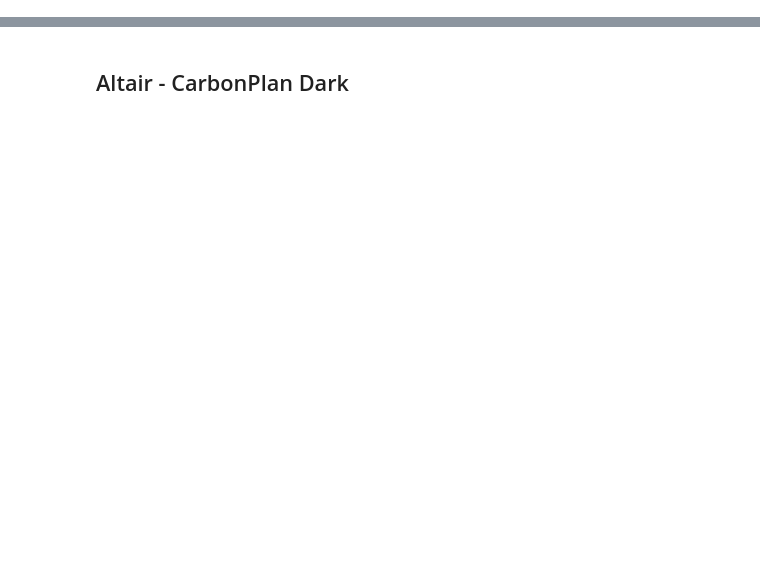
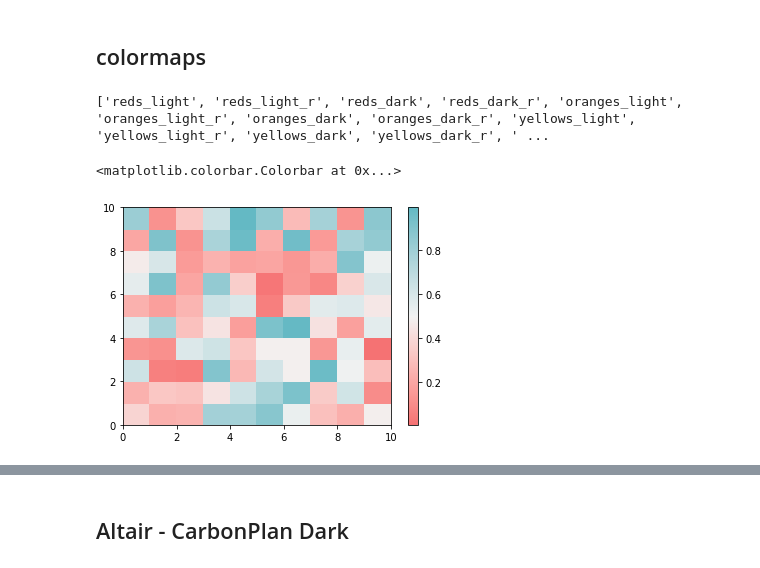
Before and after one commit to carbonplan/styles, a Jupyter notebook: demo/theme_demo.ipynb, the cells around one changed output, grey strips where cells are left out. Drawn from its saved outputs; the diff is of its cells as text; code cells hidden in the pictures; blank space fills up the shorter version.

Commit message:
update light/dark theme figure background and demo notebook

```diff
--- a/demo/theme_demo.ipynb
+++ b/demo/theme_demo.ipynb
@@ -7,0 +31,16 @@ from carbonplan_styles.mpl import set_theme
+# %% [markdown]
+## colormaps
+# %%
+from carbonplan_styles.mpl.colormaps import colormaps
+
+# print all CarbonPlan colormaps
+print(list(colormaps()))
+# %% [output]
+['reds_light', 'reds_light_r', 'reds_dark', 'reds_dark_r', 'oranges_light', 'oranges_light_r', 'oranges_dark', 'oranges_dark_r', 'yellows_light', 'yellows_light_r', 'yellows_dark', 'yellows_dark_r', ' ...
+# %%
+# after importing `carbonplan_styles.mpl`, any of the CarbonPlan colormaps can be used in matplotlib
+plt.pcolor(np.random.random((10, 10)), cmap='redteal_light')
+plt.colorbar()
+# %% [output]
+<matplotlib.colorbar.Colorbar at 0x...>
+[figure, added]
```
Also changed, not shown: parts of 11 cells of this notebook, 1 other file.
